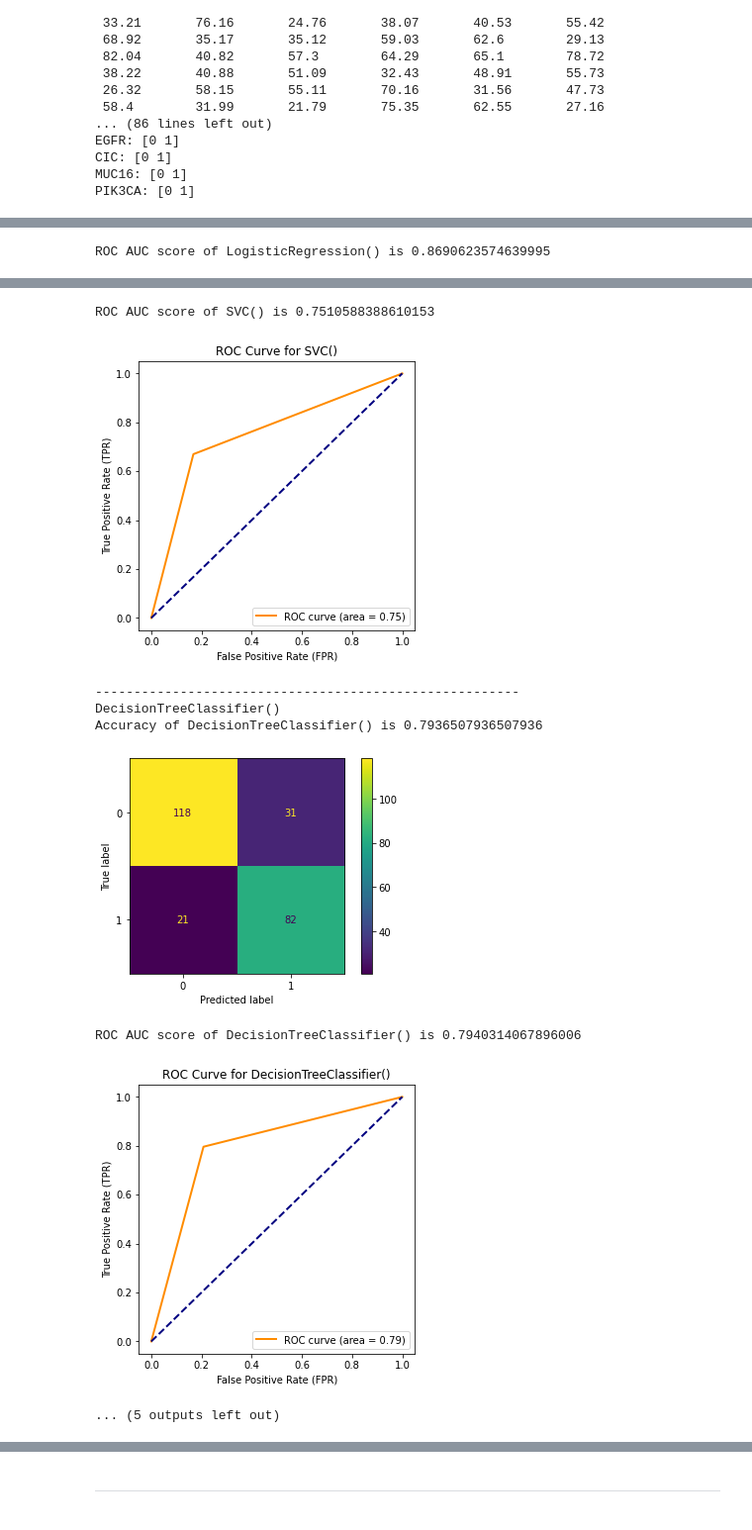
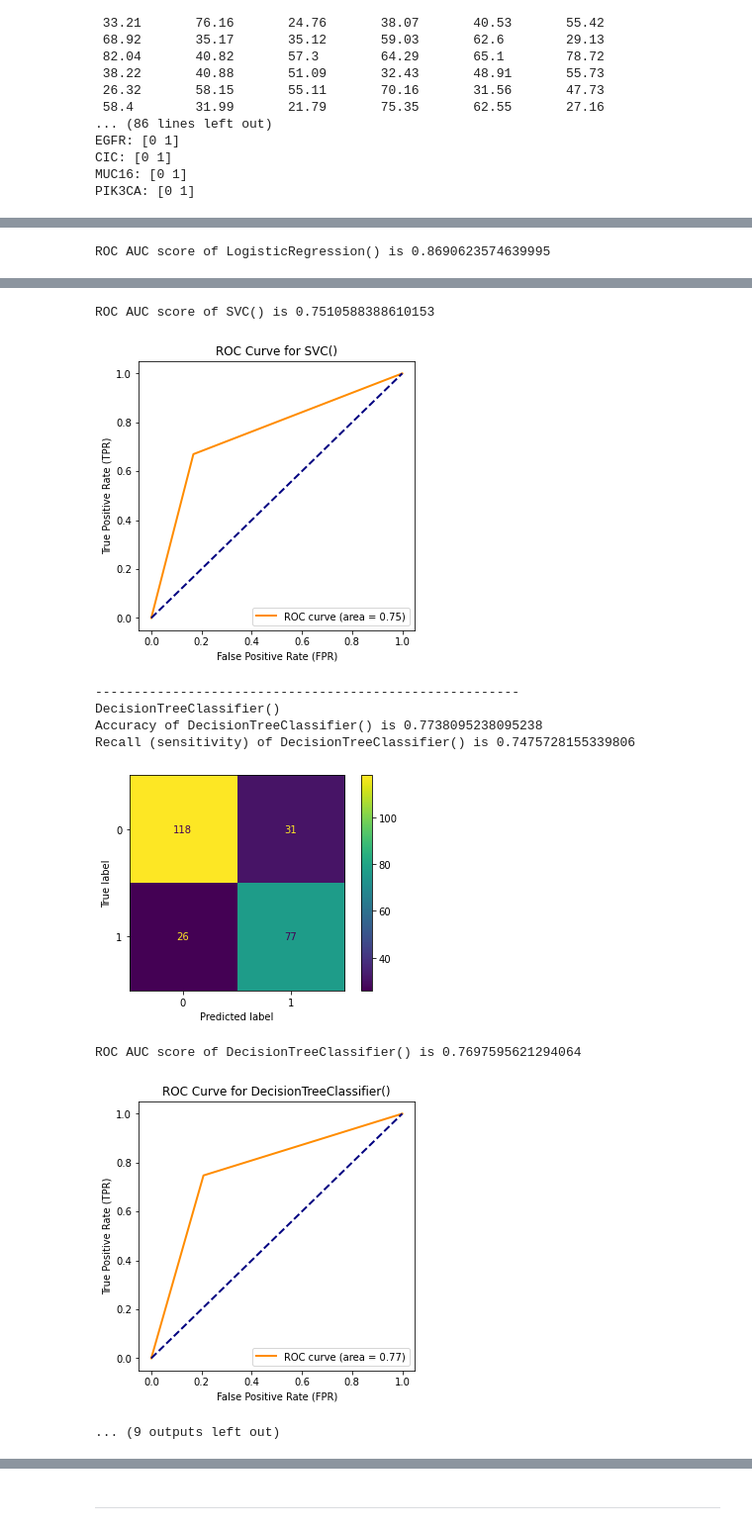
Before and after one commit to irenebernardi/Glioma-Grading-Classification, a Jupyter notebook: Glioma_Grade_notebook.ipynb, the cells around one changed output, grey strips where cells are left out. Shown at 99% size. Cells and saved outputs as stored; diff of their text form; code cells hidden in the pictures.

Commit message:
added adaboost, recall, randomsearch

```diff
--- a/Glioma_Grade_notebook.ipynb
+++ b/Glioma_Grade_notebook.ipynb
@@ -19,7 +20,7 @@ from sklearn.naive_bayes import GaussianNB
 import warnings
 warnings.filterwarnings( 'ignore' )
 # %%
-df = pd.read_csv('/Users/irenebernardi/Desktop/ML /Glioma-Grading-Classification/TCGA_GBM_LGG_Mutations_all.csv')
+df = pd.read_csv('~/Glioma-Grading-Classification/TCGA_GBM_LGG_Mutations_all.csv')
 df
 # %% [output]
 |  | Grade | Project | Case_ID | Gender | Age_at_diagnosis | Primary_Diagnosis | Race | IDH1 | TP53 | ... |
@@ -293,4 +294,9 @@ model3 = tree.DecisionTreeClassifier()
 models.append(model3)
 model4 = RandomForestClassifier()
 models.append(model4)
-models
+model5 = AdaBoostClassifier()
+models.append(model5)
+
+
+#QUESTION: Why are we not setting hyperparameters here? like number of estimators for random forest, adaboost, learning rate, regularization strength for SVM and LR?
+#TODO: explain in report, we first trained several models andbased on the best ones we investigated which best params
@@ -330,9 +331,11 @@ for model in models:
     y_pred = model.predict(X_test)
 
     accuracy = accuracy_score(y_test, y_pred)
+    recall = recall_score(y_test, y_pred)
     # Add key-value pair to the dictionary
-    dict[model] = round(accuracy, 2)
+    dict[model] = round(recall, 2)
     print(f"Accuracy of {model} is {accuracy}")
+    print(f'Recall (sensitivity) of {model} is {recall}')
 
     cm = confusion_matrix(y_test, y_pred, labels = model.classes_)
     disp = ConfusionMatrixDisplay(confusion_matrix = cm, display_labels = model.classes_)
@@ -356,6 +359,9 @@ for model in models:
     plt.legend(loc='lower right')
     plt.show()
     print("-------------------------------------------------------")
+
+
+   #TODO: possibly compute f1 score and compare with paper to show we did better
 # %% [output]
 LogisticRegression()
 Accuracy of LogisticRegression() is 0.8611111111111112
@@ -368,13 +376,14 @@ Accuracy of SVC() is 0.7658730158730159
 [figure]
 ROC AUC score of SVC() is 0.7510588388610153
 [figure]
 -------------------------------------------------------
 DecisionTreeClassifier()
-Accuracy of DecisionTreeClassifier() is 0.7936507936507936
+Accuracy of DecisionTreeClassifier() is 0.7738095238095238
+Recall (sensitivity) of DecisionTreeClassifier() is 0.7475728155339806
-[figure, old version]
+[figure, new version]
-ROC AUC score of DecisionTreeClassifier() is 0.7940314067896006
+ROC AUC score of DecisionTreeClassifier() is 0.7697595621294064
-[figure, old version]
+[figure, new version]
-... (5 outputs left out)
+... (9 outputs left out)
 # %%
 # Getting first two models with the best accuracy
 sorted_dict = OrderedDict(sorted(dict.items(), key = itemgetter(1), reverse = True))
```
Also changed, not shown: parts of 21 cells of this notebook.
